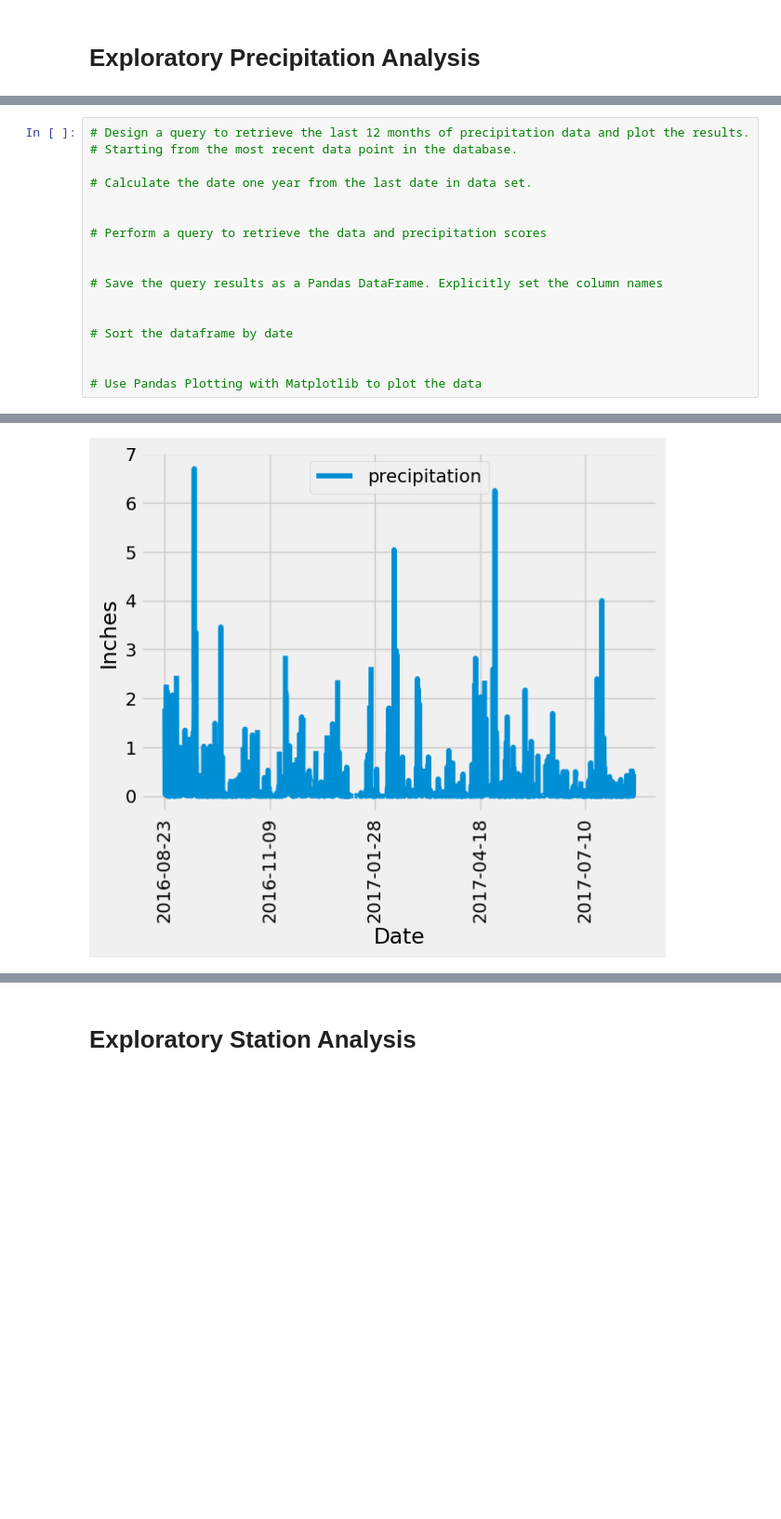
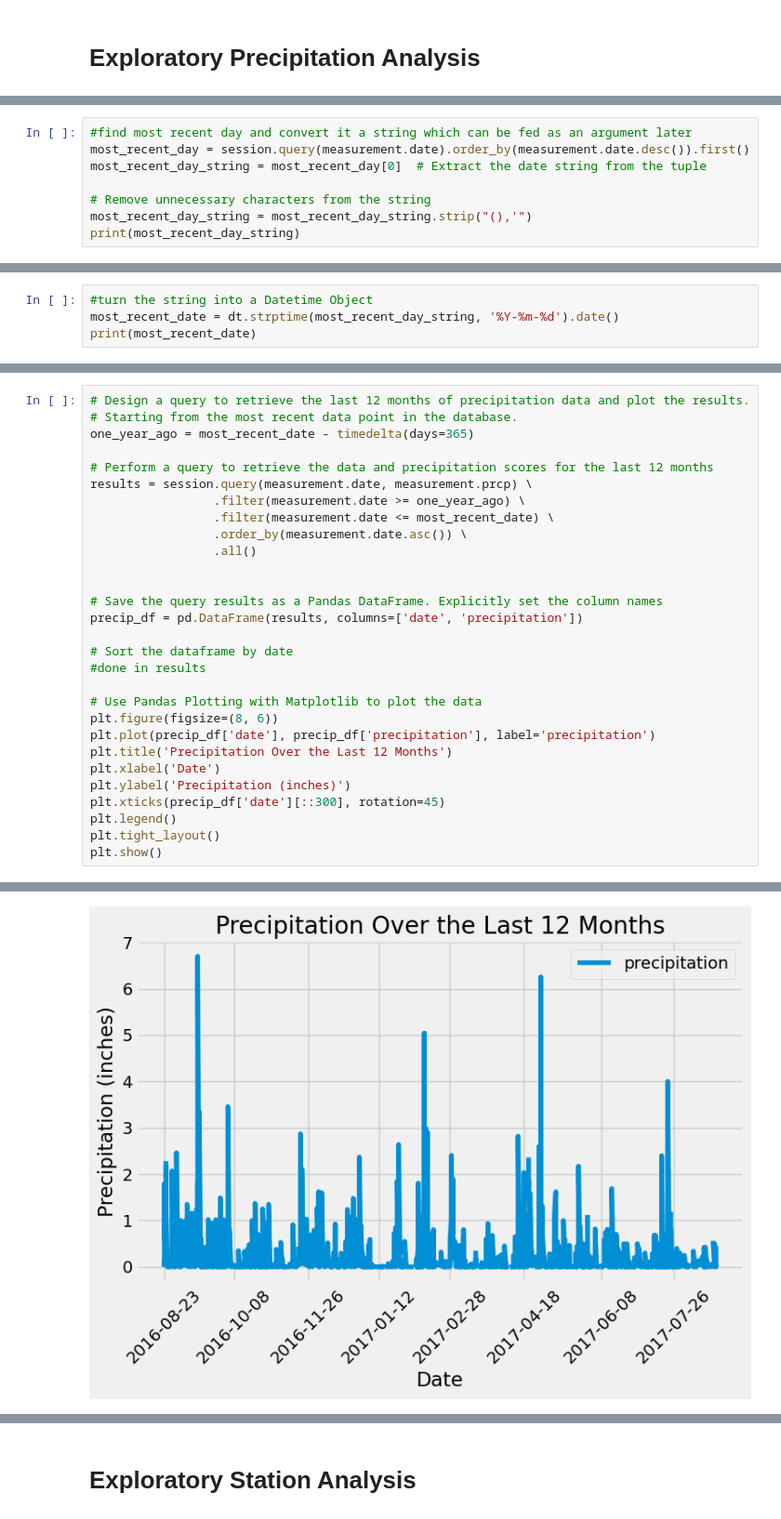
Before and after one commit to troyflood94/sqlalchemy-challenge, a Jupyter notebook: climate_starter.ipynb, the cells around one changed output, grey strips where cells are left out. Shown at 93% size. Saved outputs shown, nothing was run; the diff lists cells and outputs as text; blank space fills up the shorter version.

```diff
--- a/climate_starter.ipynb
+++ b/climate_starter.ipynb
@@ -43,0 +42,8 @@ session=Session(engine)
+# %%
+#find most recent day and convert it a string which can be fed as an argument later
+most_recent_day = session.query(measurement.date).order_by(measurement.date.desc()).first()
+most_recent_day_string = most_recent_day[0]  # Extract the date string from the tuple
+
+# Remove unnecessary characters from the string
+most_recent_day_string = most_recent_day_string.strip("(),'")
+print(most_recent_day_string)
@@ -43,0 +52,4 @@ session=Session(engine)
+# %%
+#turn the string into a Datetime Object
+most_recent_date = dt.strptime(most_recent_day_string, '%Y-%m-%d').date()
+print(most_recent_date)
@@ -44,18 +58,30 @@ session=Session(engine)
 # %%
 # Design a query to retrieve the last 12 months of precipitation data and plot the results.
 # Starting from the most recent data point in the database.
+one_year_ago = most_recent_date - timedelta(days=365)
 
-# Calculate the date one year from the last date in data set.
-
-
-# Perform a query to retrieve the data and precipitation scores
+# Perform a query to retrieve the data and precipitation scores for the last 12 months
+results = session.query(measurement.date, measurement.prcp) \
+                 .filter(measurement.date >= one_year_ago) \
+                 .filter(measurement.date <= most_recent_date) \
+                 .order_by(measurement.date.asc()) \
+                 .all()
 
 
 # Save the query results as a Pandas DataFrame. Explicitly set the column names
-
+precip_df = pd.DataFrame(results, columns=['date', 'precipitation'])
 
 # Sort the dataframe by date
-
+#done in results
 
 # Use Pandas Plotting with Matplotlib to plot the data
+plt.figure(figsize=(8, 6))
+plt.plot(precip_df['date'], precip_df['precipitation'], label='precipitation')
+plt.title('Precipitation Over the Last 12 Months')
+plt.xlabel('Date')
+plt.ylabel('Precipitation (inches)')
+plt.xticks(precip_df['date'][::300], rotation=45)
+plt.legend()
+plt.tight_layout()
+plt.show()
 # %% [output]
@@ -63,3 +88,3 @@ Text(0, 0.5, 'Inches')
-[figure, old version]
+[figure, new version]
 # %%
 # Use Pandas to calculate the summary statistics for the precipitation data
```
Also changed, not shown: parts of 14 cells of this notebook.
